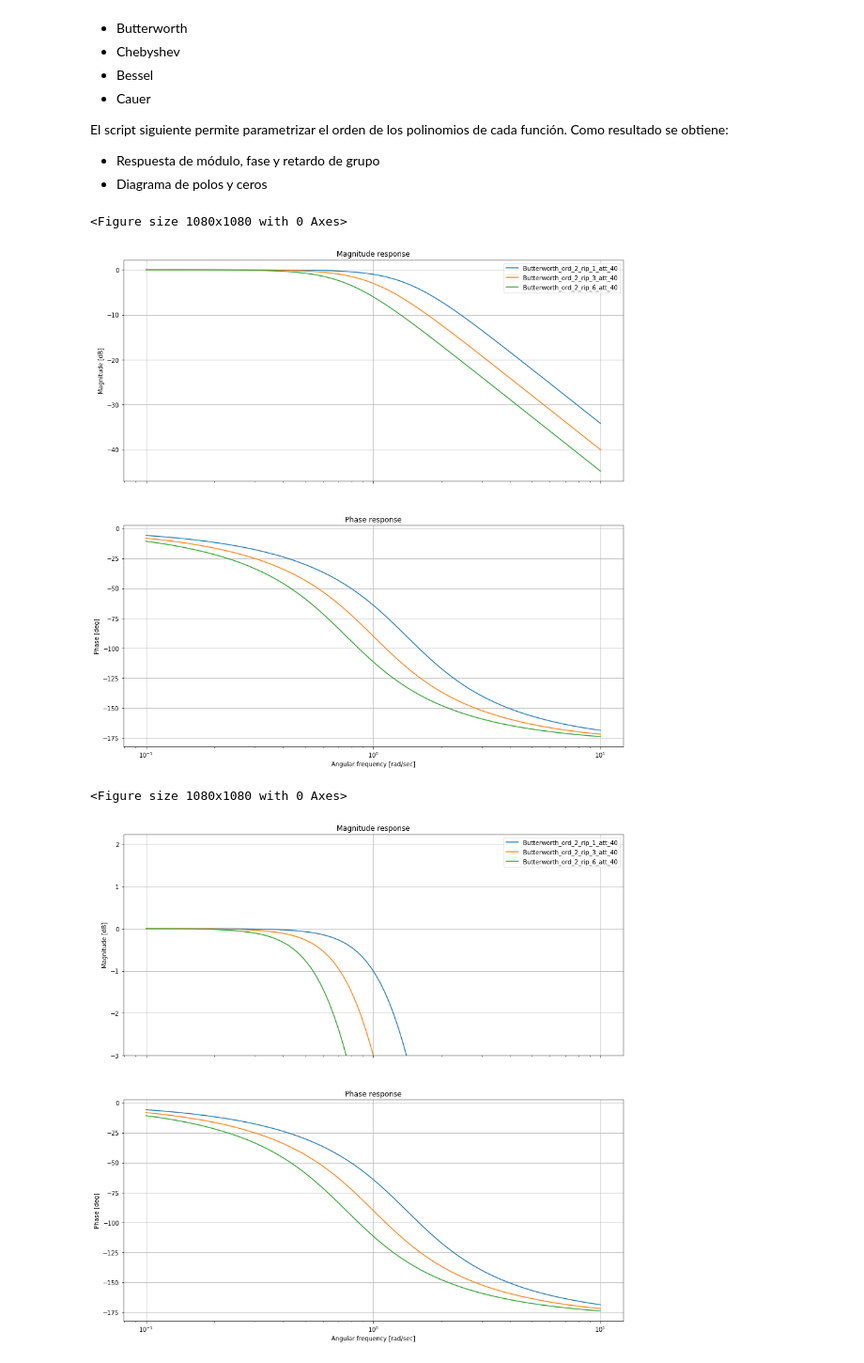
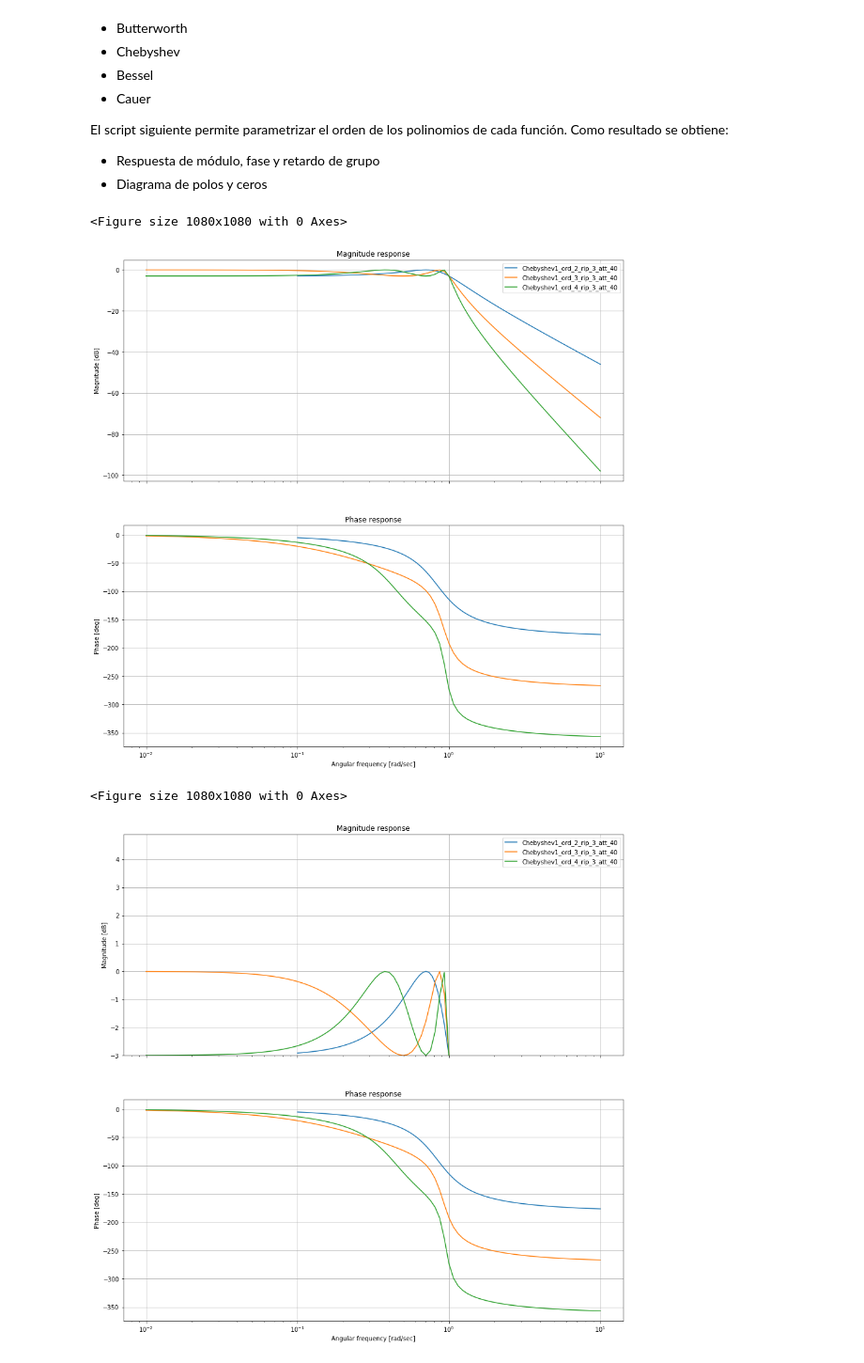
Before and after one commit to marianux/jupytest, a Jupyter notebook: ComparativaOrdenes.ipynb, the cells around one changed output. Shown: that part at 94% size. Cells and saved outputs as stored; diff of their text form; code cells hidden in the pictures.

```diff
--- a/ComparativaOrdenes.ipynb
+++ b/ComparativaOrdenes.ipynb
@@ -32,8 +32,8 @@ mpl.rcParams['figure.figsize'] = (15,15)
 #####################
 
 
-aprox_name = 'Butterworth'
-#aprox_name = 'Chebyshev1'
+#aprox_name = 'Butterworth'
+aprox_name = 'Chebyshev1'
 #aprox_name = 'Chebyshev2'
 #aprox_name = 'Bessel'
 #aprox_name = 'Cauer'
@@ -61,33 +61,33 @@ for (this_order, this_ripple, this_att) in zip(orders2analyze, ripple, attenuati
         num, den = sig.lp2lp(num, den, eps**(-1/this_order))
 
         z,p,k = sig.tf2zpk(num, den)
 
     elif aprox_name == 'Chebyshev1':
 
         z,p,k = sig.cheb1ap(this_order, this_ripple)
 
     elif aprox_name == 'Chebyshev2':
 
         z,p,k = sig.cheb2ap(this_order, this_ripple)
 
     elif aprox_name == 'Bessel':
 
         z,p,k = sig.besselap(this_order, norm='mag')
 
     elif aprox_name == 'Cauer':
 
         z,p,k = sig.ellipap(this_order, this_ripple, this_att)
 
 
     num, den = sig.zpk2tf(z,p,k)
 
     all_sys.append(sig.TransferFunction(num,den))
     filter_names.append(aprox_name + '_ord_' + str(this_order) + '_rip_' + str(this_ripple)+ '_att_' + str(this_att))
 
 
 analyze_sys( all_sys, filter_names )
 # %% [output]
 <Figure size 1080x1080 with 0 Axes>
-[figure, old version]
+[figure, new version]
 <Figure size 1080x1080 with 0 Axes>
-[figure, old version]
+[figure, new version]
```
Also changed, not shown: parts of 1 cell of this notebook, 5 other files.
